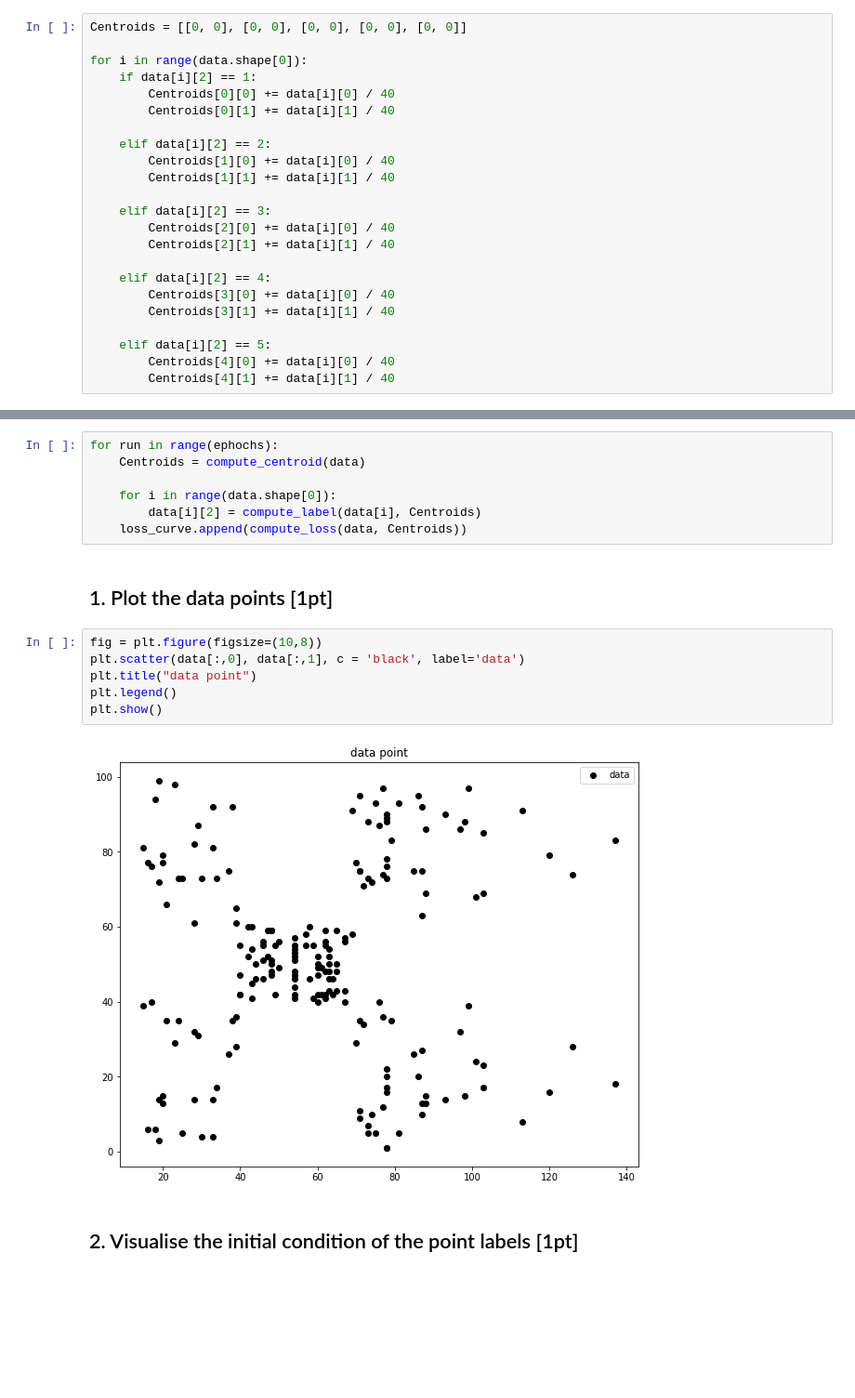
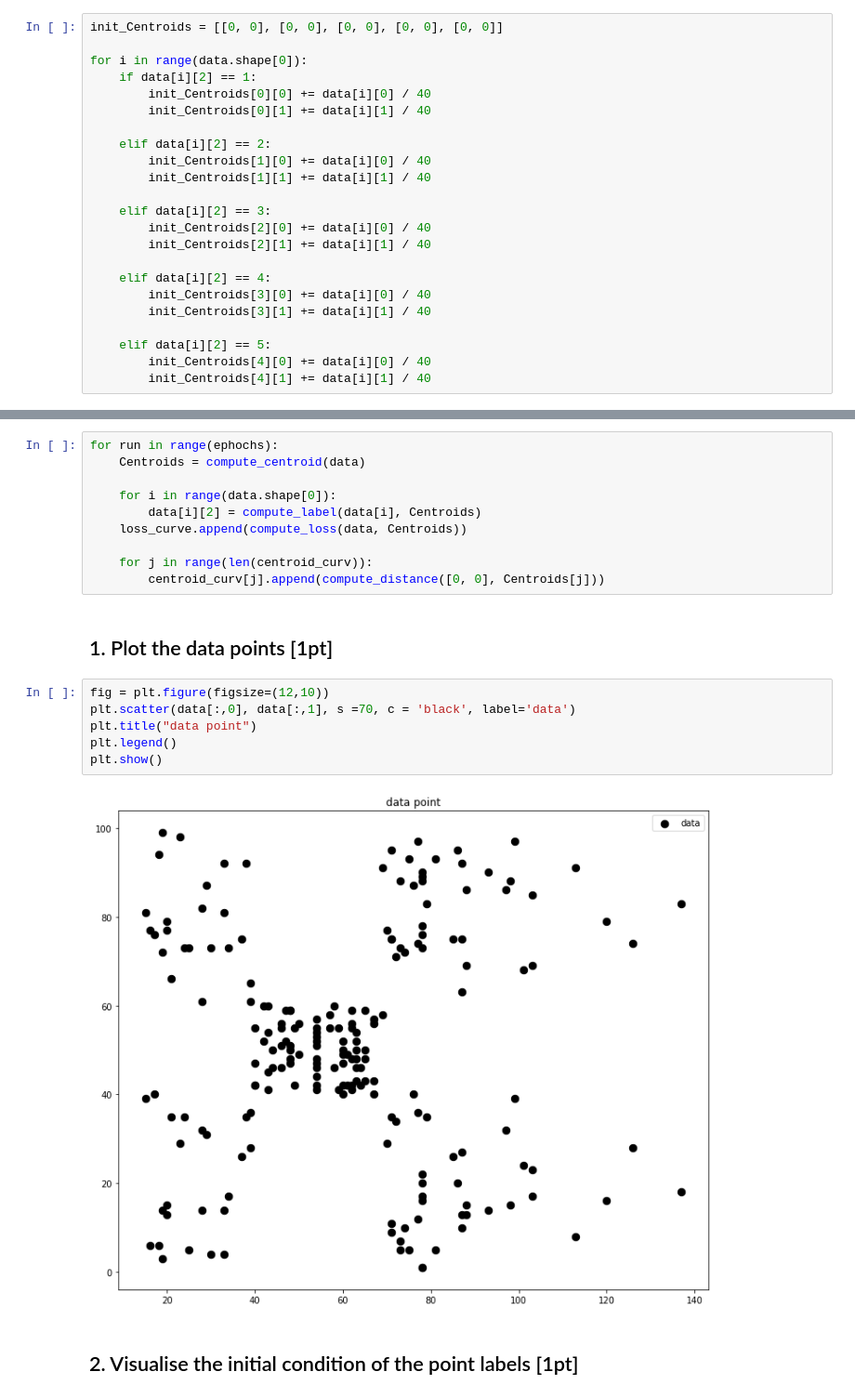
Before and after one commit to minjoong507/Machine-learning-project, a Jupyter notebook: 7week/assignment-07.ipynb, the cells around one changed output, grey strips where cells are left out. Shown at 93% size. Saved outputs shown, nothing was run; the diff lists cells and outputs as text; blank space fills up the shorter version.

Commit message:
fixed graphs size

```diff
--- a/7week/assignment-07.ipynb
+++ b/7week/assignment-07.ipynb
@@ -20,28 +21,28 @@ data = np.concatenate((data, label), axis=1)
 # %% [markdown]
 - ### Compute init Centroids
 # %%
-Centroids = [[0, 0], [0, 0], [0, 0], [0, 0], [0, 0]]
+init_Centroids = [[0, 0], [0, 0], [0, 0], [0, 0], [0, 0]]
 
 for i in range(data.shape[0]):
     if data[i][2] == 1:
-        Centroids[0][0] += data[i][0] / 40
-        Centroids[0][1] += data[i][1] / 40
+        init_Centroids[0][0] += data[i][0] / 40
+        init_Centroids[0][1] += data[i][1] / 40
 
     elif data[i][2] == 2:
-        Centroids[1][0] += data[i][0] / 40
-        Centroids[1][1] += data[i][1] / 40
+        init_Centroids[1][0] += data[i][0] / 40
+        init_Centroids[1][1] += data[i][1] / 40
 
     elif data[i][2] == 3:
-        Centroids[2][0] += data[i][0] / 40
-        Centroids[2][1] += data[i][1] / 40
+        init_Centroids[2][0] += data[i][0] / 40
+        init_Centroids[2][1] += data[i][1] / 40
 
     elif data[i][2] == 4:
-        Centroids[3][0] += data[i][0] / 40
-        Centroids[3][1] += data[i][1] / 40
+        init_Centroids[3][0] += data[i][0] / 40
+        init_Centroids[3][1] += data[i][1] / 40
 
     elif data[i][2] == 5:
-        Centroids[4][0] += data[i][0] / 40
-        Centroids[4][1] += data[i][1] / 40
+        init_Centroids[4][0] += data[i][0] / 40
+        init_Centroids[4][1] += data[i][1] / 40
 # %% [markdown]
 - ### Define functions
 # %%
@@ -114,16 +115,19 @@ for run in range(ephochs):
     for i in range(data.shape[0]):
         data[i][2] = compute_label(data[i], Centroids)
     loss_curve.append(compute_loss(data, Centroids))
+
+    for j in range(len(centroid_curv)):
+        centroid_curv[j].append(compute_distance([0, 0], Centroids[j]))
 # %% [markdown]
 ## 1. Plot the data points [1pt]
 # %%
-fig = plt.figure(figsize=(10,8))
-plt.scatter(data[:,0], data[:,1], c = 'black', label='data')
+fig = plt.figure(figsize=(12,10))
+plt.scatter(data[:,0], data[:,1], s =70, c = 'black', label='data')
 plt.title("data point")
 plt.legend()
 plt.show()
 # %% [output]
-[figure, old version]
+[figure, new version]
 # %% [markdown]
 ## 2. Visualise the initial condition of the point labels [1pt]
 # %%
```
Also changed, not shown: parts of 4 cells of this notebook.
